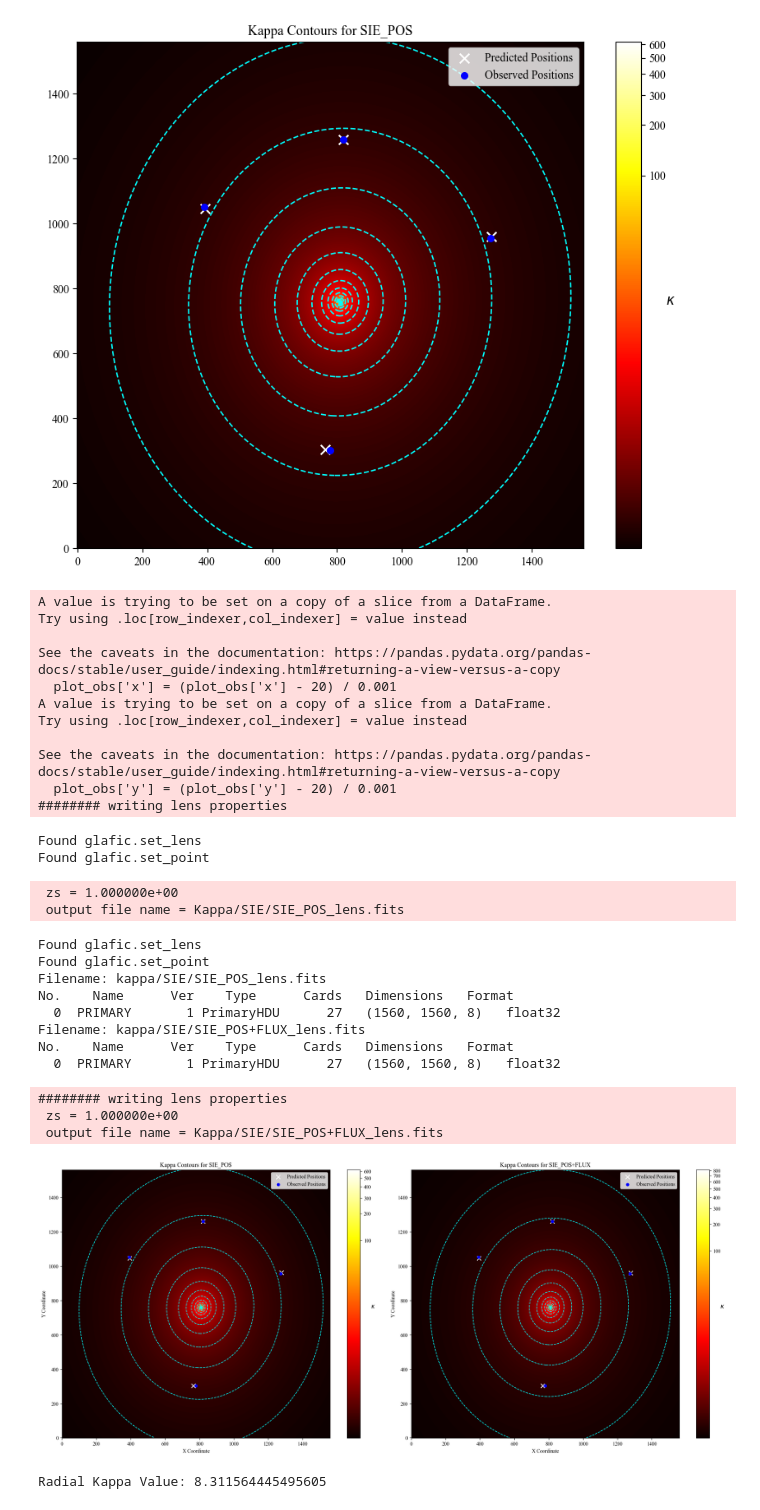
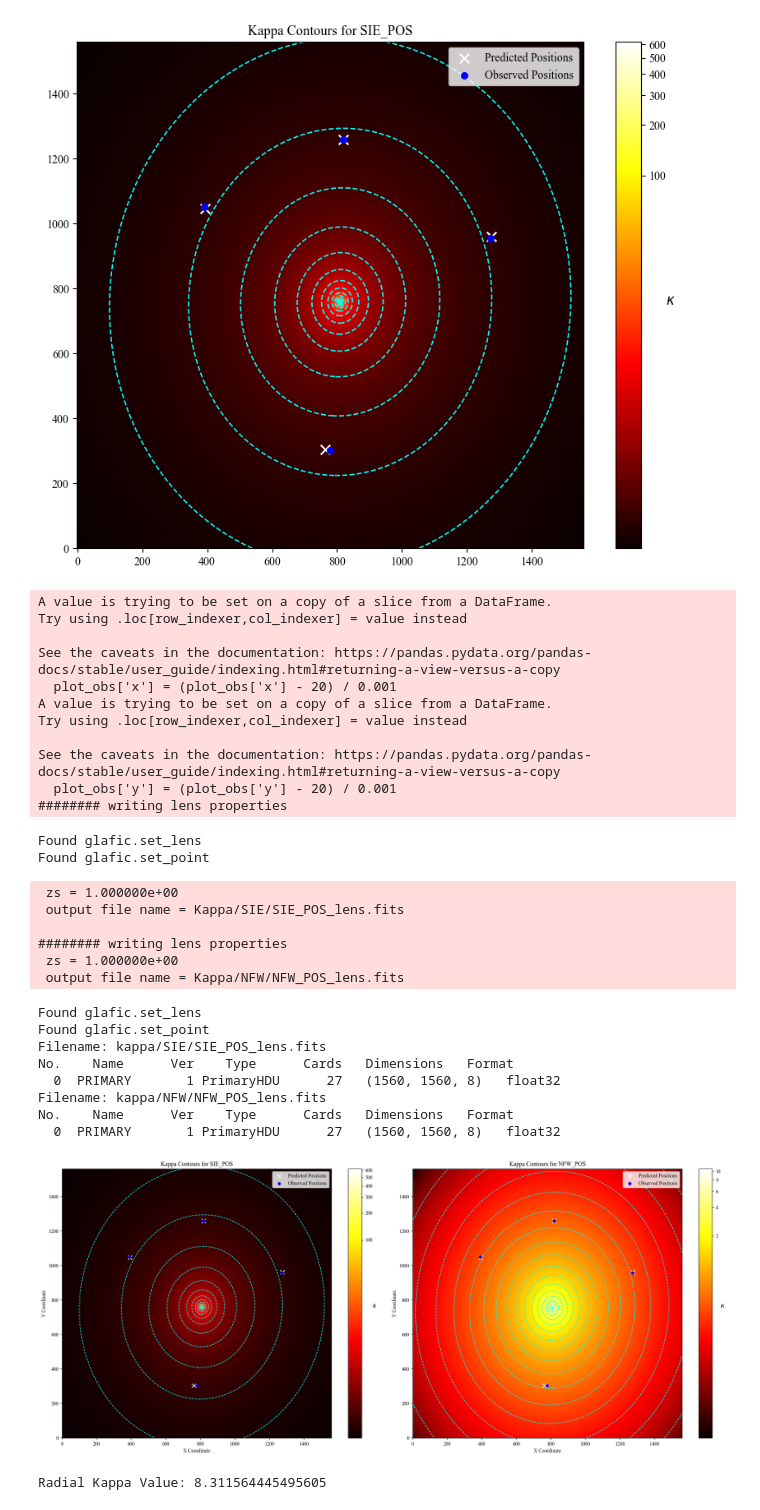
Before and after one commit to romms921/IllustrisTNG-Lens-Modelling, a Jupyter notebook: mass_profile_2.ipynb, the cells around one changed output. Saved outputs shown, nothing was run; the diff lists cells and outputs as text; code cells hidden in the pictures.

```diff
--- a/mass_profile_2.ipynb
+++ b/mass_profile_2.ipynb
@@ -526,39 +526,40 @@ def compare_models(model_path_1, model_ver_1, model_path_2, model_ver_2):
 # %%
 # Compare Models Test
 model_path_1 = 'SIE'
 model_ver_1 = 'SIE_POS'
-model_path_2 = 'SIE'
-model_ver_2 = 'SIE_POS+FLUX'
+model_path_2 = 'NFW'
+model_ver_2 = 'NFW_POS'
 
 compare_models(model_path_1=model_path_1, model_ver_1=model_ver_1, model_path_2=model_path_2, model_ver_2=model_ver_2)
 # %% [output]
 A value is trying to be set on a copy of a slice from a DataFrame.
 Try using .loc[row_indexer,col_indexer] = value instead
 
 See the caveats in the documentation: https://pandas.pydata.org/pandas-docs/stable/user_guide/indexing.html#returning-a-view-versus-a-copy
   plot_obs['x'] = (plot_obs['x'] - 20) / 0.001
 A value is trying to be set on a copy of a slice from a DataFrame.
 Try using .loc[row_indexer,col_indexer] = value instead
 
 See the caveats in the documentation: https://pandas.pydata.org/pandas-docs/stable/user_guide/indexing.html#returning-a-view-versus-a-copy
   plot_obs['y'] = (plot_obs['y'] - 20) / 0.001
 ######## writing lens properties
 Found glafic.set_lens
 Found glafic.set_point
  zs = 1.000000e+00
  output file name = Kappa/SIE/SIE_POS_lens.fits
+
+######## writing lens properties
+ zs = 1.000000e+00
+ output file name = Kappa/NFW/NFW_POS_lens.fits
 Found glafic.set_lens
 Found glafic.set_point
 Filename: kappa/SIE/SIE_POS_lens.fits
 No.    Name      Ver    Type      Cards   Dimensions   Format
   0  PRIMARY       1 PrimaryHDU      27   (1560, 1560, 8)   float32
-Filename: kappa/SIE/SIE_POS+FLUX_lens.fits
+Filename: kappa/NFW/NFW_POS_lens.fits
 No.    Name      Ver    Type      Cards   Dimensions   Format
   0  PRIMARY       1 PrimaryHDU      27   (1560, 1560, 8)   float32
-######## writing lens properties
- zs = 1.000000e+00
- output file name = Kappa/SIE/SIE_POS+FLUX_lens.fits
-[figure, old version]
+[figure, new version]
 # %%
 # Radial Kappa Plot
 def radial_kappa(kappa, center, radius):
```
